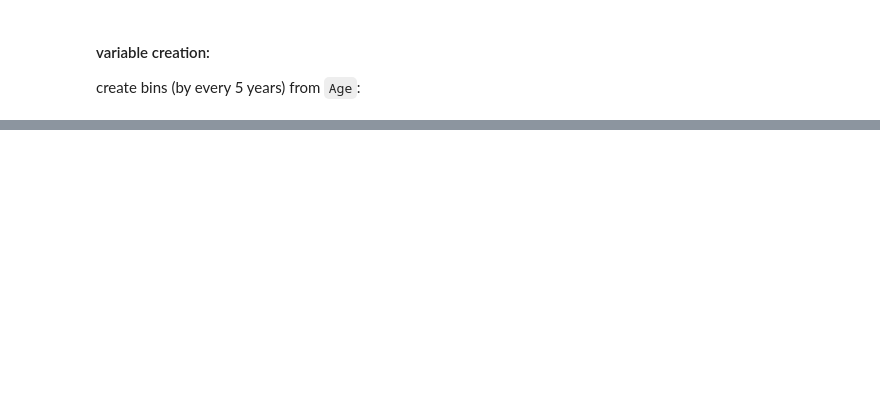
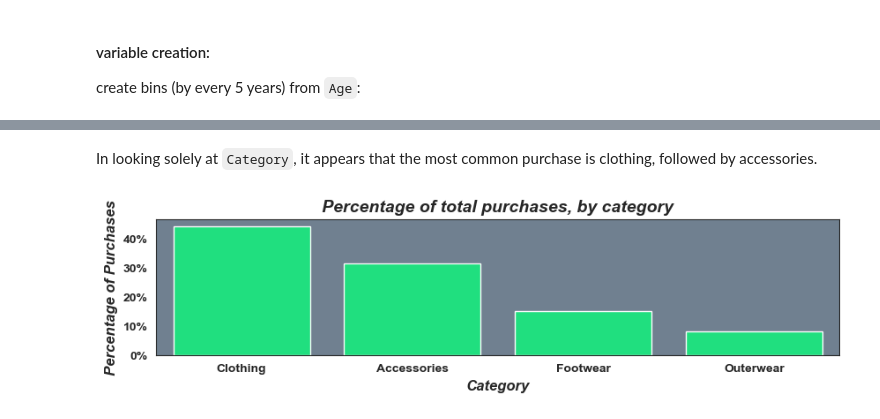
Before and after one commit to molly777yllom/DataDive3_DATA3500, a Jupyter notebook: shopping_trends.ipynb, the cells around one changed output, grey strips where cells are left out. Cells and saved outputs as stored; diff of their text form; code cells hidden in the pictures; blank space fills up the shorter version.

```diff
--- a/shopping_trends.ipynb
+++ b/shopping_trends.ipynb
@@ -409,0 +309,22 @@ plt.show()
+# %% [markdown]
+In looking solely at `Category`, it appears that the most common purchase is clothing, followed by accessories.
+# %%
+# Plot: Number of purchases by category (as % of total)
+category_counts = shopping['Category'].value_counts(normalize=True) * 100  # calculate the percentage of purchase count by each category
+category_percentage = category_counts.reset_index()  # convert the series to dataframe (with the two columns below) for plotting
+category_percentage.columns = ['Category', 'Percentage']
+f, ax = plt.subplots(figsize=(10, 2))  # set up plot and styles
+plt.subplots_adjust(hspace=0.3, wspace=0.5)
+sns.set_style('white')
+sns.barplot(x="Category", y="Percentage", data=category_percentage, color='springgreen', ax=ax)  # create the plot
+ax.set_title('Percentage of total purchases, by category', fontsize=14, weight='bold', style='italic', y=1)  # set overall plot title
+ax.set_xlabel('Category', weight='bold', style='italic', size=12)# set y label
+ax.set_ylabel('Percentage of Purchases', weight='bold', style='italic', size=12)  # set x label
+ax.set_facecolor('slategray')  # set background color
+for label in ax.get_xticklabels(): label.set_weight('bold')  # customize x-axis tick labels
+for label in ax.get_yticklabels(): label.set_weight('bold')  # customize y-axis tick labels
+formatter = FuncFormatter(to_percent)
+ax.yaxis.set_major_formatter(formatter)  # apply the formatting function to add % signs to y-axis
+plt.show()  # show the plot
+# %% [output]
+[figure, added]
```
Also changed, not shown: parts of 113 cells of this notebook, 4 other files.
